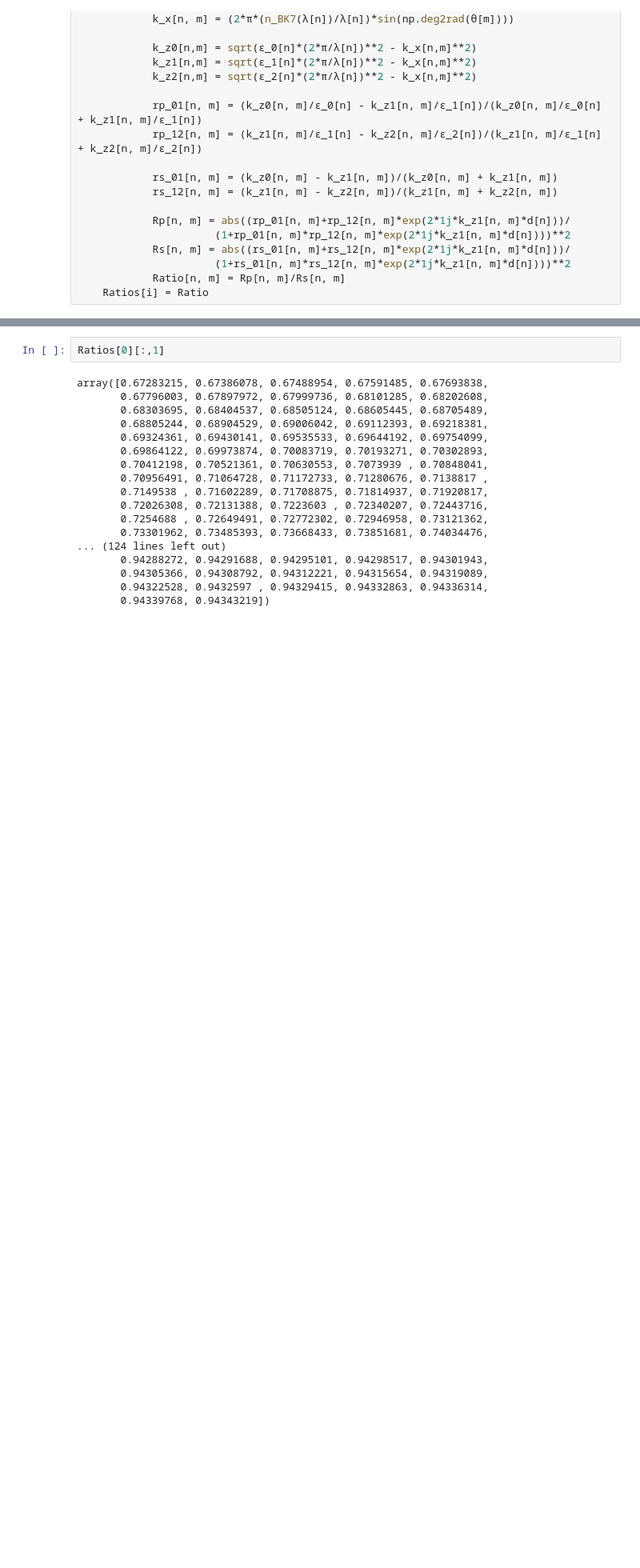
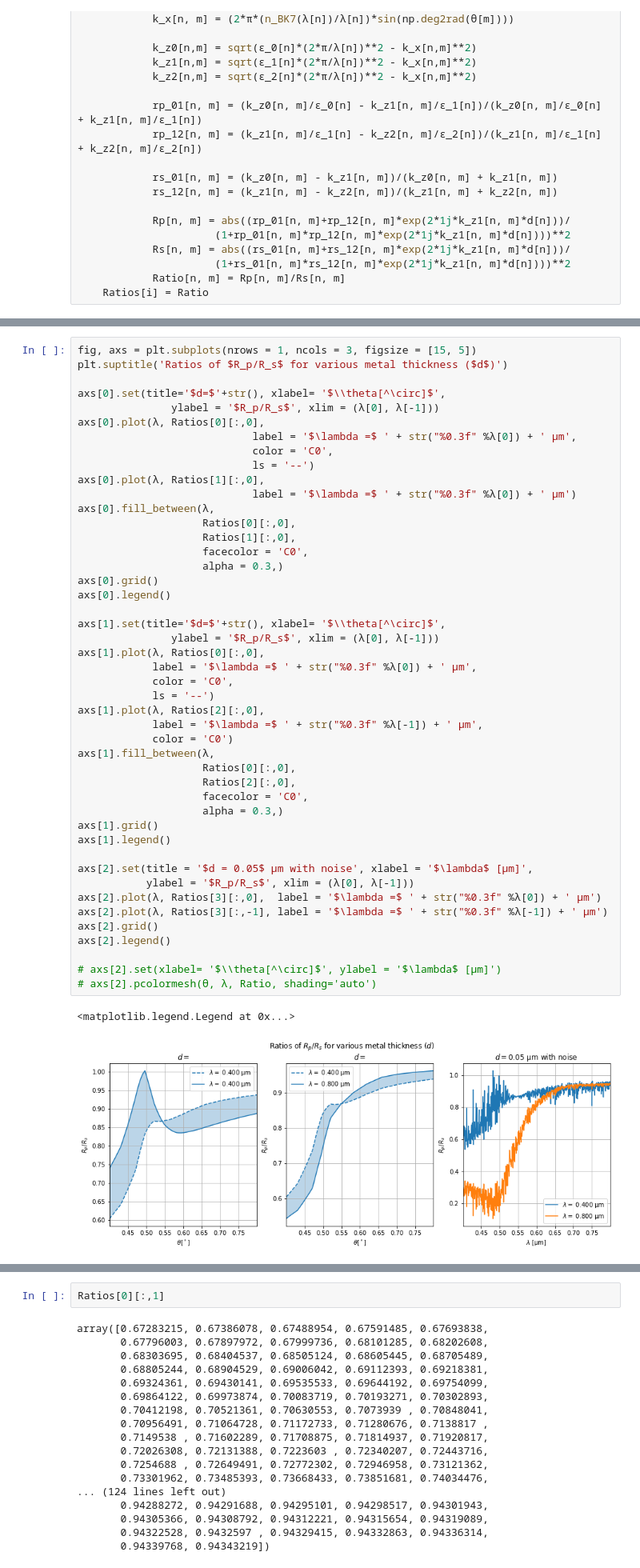
Before and after one commit to fizixmastr/Plasmons-in-the-Kretschmann-Raether-Configuration, a Jupyter notebook: Plasmons in the Kretschmann-Raether Configuration.ipynb, the cells around one changed output, grey strips where cells are left out. Shown at 80% size. Cells and saved outputs as stored; diff of their text form; blank space fills up the shorter version.

```diff
--- a/Plasmons in the Kretschmann-Raether Configuration.ipynb
+++ b/Plasmons in the Kretschmann-Raether Configuration.ipynb
@@ -499,0 +502,49 @@ axs[1,1].legend()
+# %%
+fig, axs = plt.subplots(nrows = 1, ncols = 3, figsize = [15, 5])
+plt.suptitle('Ratios of $R_p/R_s$ for various metal thickness ($d$)')
+
+axs[0].set(title='$d=$'+str(), xlabel= '$\\theta[^\circ]$',
+               ylabel = '$R_p/R_s$', xlim = (λ[0], λ[-1]))
+axs[0].plot(λ, Ratios[0][:,0],
+                            label = '$\lambda =$ ' + str("%0.3f" %λ[0]) + ' µm',
+                            color = 'C0',
+                            ls = '--')
+axs[0].plot(λ, Ratios[1][:,0],
+                            label = '$\lambda =$ ' + str("%0.3f" %λ[0]) + ' µm')
+axs[0].fill_between(λ,
+                    Ratios[0][:,0],
+                    Ratios[1][:,0],
+                    facecolor = 'C0',
+                    alpha = 0.3,)
+axs[0].grid()
+axs[0].legend()
+
+axs[1].set(title='$d=$'+str(), xlabel= '$\\theta[^\circ]$',
+               ylabel = '$R_p/R_s$', xlim = (λ[0], λ[-1]))
+axs[1].plot(λ, Ratios[0][:,0],
+            label = '$\lambda =$ ' + str("%0.3f" %λ[0]) + ' µm',
+            color = 'C0',
+            ls = '--')
+axs[1].plot(λ, Ratios[2][:,0],
+            label = '$\lambda =$ ' + str("%0.3f" %λ[-1]) + ' µm',
+            color = 'C0')
+axs[1].fill_between(λ,
+                    Ratios[0][:,0],
+                    Ratios[2][:,0],
+                    facecolor = 'C0',
+                    alpha = 0.3,)
+axs[1].grid()
+axs[1].legend()
+
+axs[2].set(title = '$d = 0.05$ µm with noise', xlabel = '$\lambda$ [μm]',
+           ylabel = '$R_p/R_s$', xlim = (λ[0], λ[-1]))
+axs[2].plot(λ, Ratios[3][:,0],  label = '$\lambda =$ ' + str("%0.3f" %λ[0]) + ' µm')
+axs[2].plot(λ, Ratios[3][:,-1], label = '$\lambda =$ ' + str("%0.3f" %λ[-1]) + ' µm')
+axs[2].grid()
+axs[2].legend()
+
+# axs[2].set(xlabel= '$\\theta[^\circ]$', ylabel = '$\lambda$ [μm]')
+# axs[2].pcolormesh(θ, λ, Ratio, shading='auto')
+# %% [output]
+<matplotlib.legend.Legend at 0x...>
+[figure, added]
```
Also changed, not shown: parts of 5 cells of this notebook.
